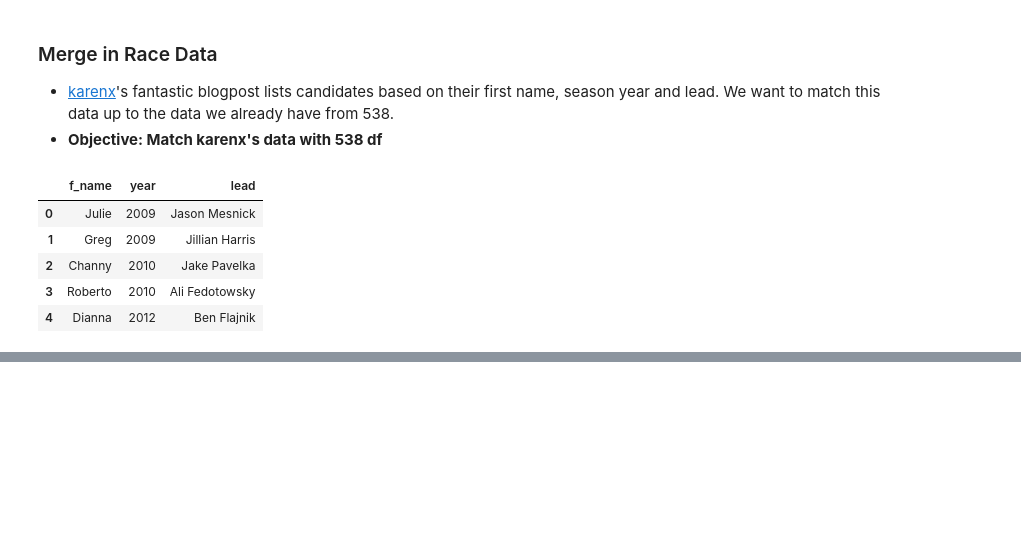
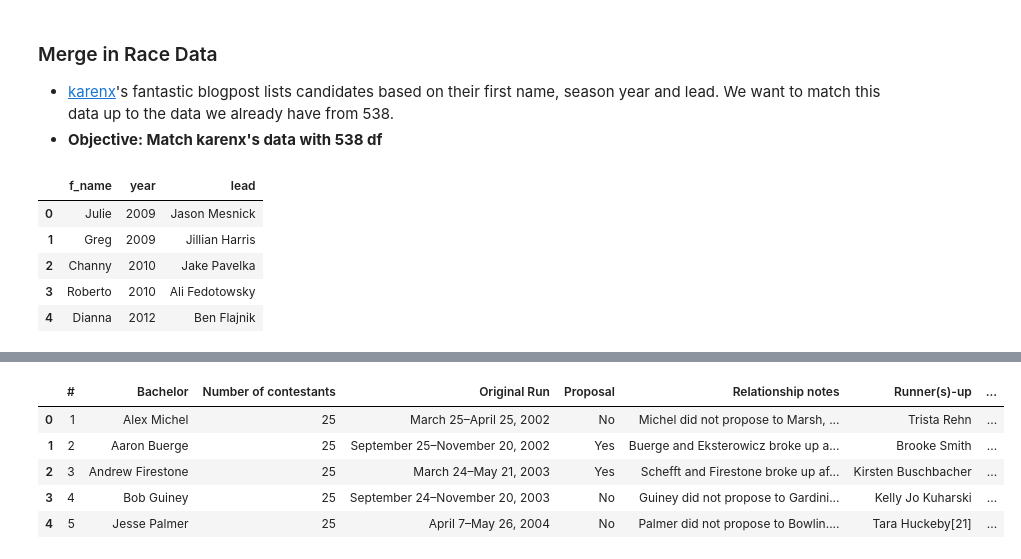
Before and after one commit to angelinahli/bachelorette, a Jupyter notebook: data/scripts/clean_data.ipynb, the cells around one changed output, grey strips where cells are left out. Saved outputs shown, nothing was run; the diff lists cells and outputs as text; code cells hidden in the pictures; blank space fills up the shorter version.

```diff
--- a/data/scripts/clean_data.ipynb
+++ b/data/scripts/clean_data.ipynb
@@ -171,0 +148,15 @@ for year in df_kx.year.unique():
+# %%
+# grab season, year, show, lead data from wikipedia
+def get_page_soup(url):
+    try:
+        resp = requests.get(url)
+        page_text = resp.text
+        return BeautifulSoup(page_text, "html.parser")
+    except requests.exceptions.RequestException as e:
+        print("Couldn't find soup object for url", url)
+
+br_wiki = "https://en.wikipedia.org/wiki/The_Bachelor_(U.S._TV_series)"
+be_wiki = "https://en.wikipedia.org/wiki/The_Bachelorette"
+br_soup = get_page_soup(br_wiki)
+be_soup = get_page_soup(be_wiki)
+print(br_obj.prettify()[:500])
@@ -171,0 +176,34 @@ for year in df_kx.year.unique():
+# %%
+# get bachelor dataframe object
+def get_seasons(soup):
+    return soup.find(id="Seasons").find_parent("h2").find_next_sibling("table", class_="wikitable")
+
+def get_season_data(soup):
+    """ returns headers and data associated with seasons data for soup obj """
+    seasons = get_seasons(soup)
+    header_row = seasons.find("tr")
+    headers = [header.text.strip() for header in header_row.find_all("th")]
+    data_rows = header_row.find_next_siblings("tr")
+    return headers, data_rows
+
+def get_data_df(soup):
+    headers, data_rows = get_season_data(soup)
+    all_data = []
+    for row in data_rows:
+        data = [val.text.strip() for val in row.find_all("td")]
+        if not data[3].isnumeric():
+            num_contest = all_data[-1].get("Number of contestants")
+            data = data[:3] + [num_contest] + data[3:]
+        data_dict = dict(zip(headers, data))
+        all_data.append(data_dict)
+    return pd.DataFrame(all_data)
+
+br_df = get_data_df(br_soup)
+br_df.head()
+# %% [output]
+|  | # | Bachelor | Number of contestants | Original Run | Proposal | Relationship notes | Runner(s)-up | ... |
+| 0 | 1 | Alex Michel | 25 | March 25–April 25, 2002 | No | Michel did not propose to Marsh, ... | Trista Rehn | ... |
+| 1 | 2 | Aaron Buerge | 25 | September 25–November 20, 2002 | Yes | Buerge and Eksterowicz broke up a... | Brooke Smith | ... |
+| 2 | 3 | Andrew Firestone | 25 | March 24–May 21, 2003 | Yes | Schefft and Firestone broke up af... | Kirsten Buschbacher | ... |
+| 3 | 4 | Bob Guiney | 25 | September 24–November 20, 2003 | No | Guiney did not propose to Gardini... | Kelly Jo Kuharski | ... |
+| 4 | 5 | Jesse Palmer | 25 | April 7–May 26, 2004 | No | Palmer did not propose to Bowlin.... | Tara Huckeby[21] | ... |
```
Also changed, not shown: parts of 6 cells of this notebook, 1 other file.
